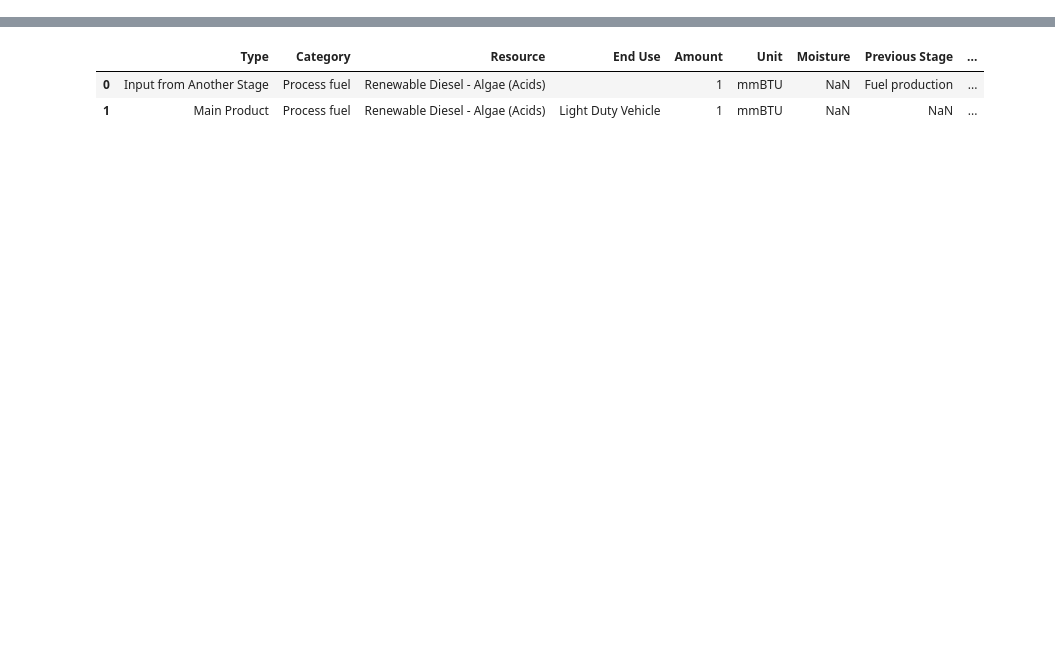
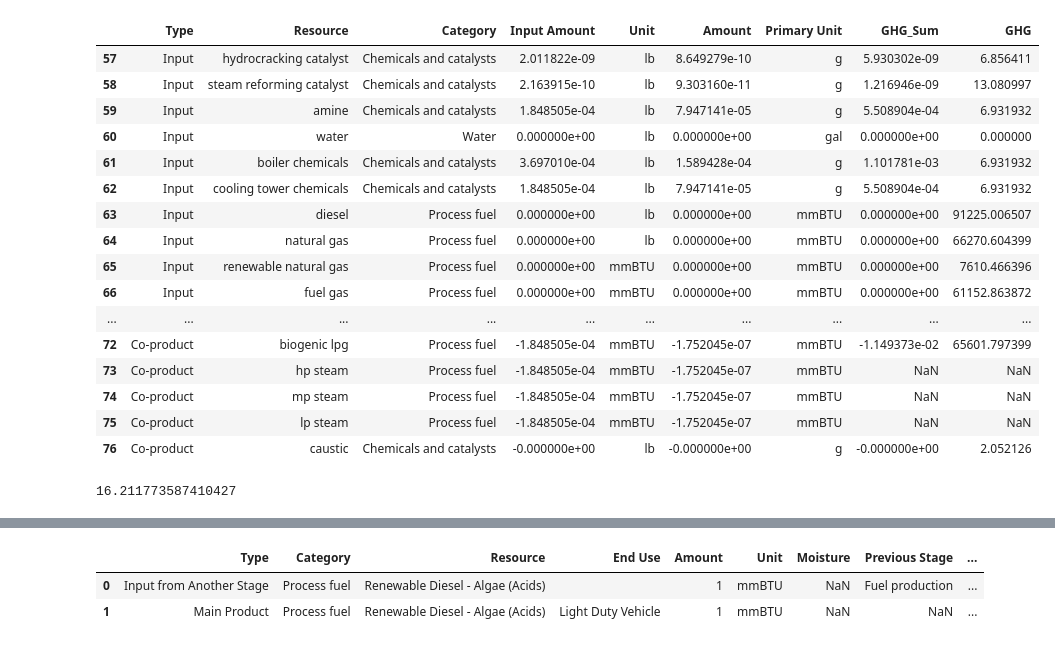
Before and after one commit to olw0905/Interactive-SCSA_Dash, a Jupyter notebook: Untitled2.ipynb, the cells around one changed output, grey strips where cells are left out. Drawn from its saved outputs; the diff is of its cells as text; code cells hidden in the pictures; blank space fills up the shorter version.

```diff
--- a/Untitled2.ipynb
+++ b/Untitled2.ipynb
@@ -63,0 +291,4 @@ res = pd.concat([overall_lci, df_emission_factor], axis=1)
+# %%
+metric_cols = res.columns[res.columns.str.lower().str.contains('_sum')].to_list()
+visible_cols = ['Type', 'Category', 'Resource', 'End Use', 'Process', 'Amount', 'Primary Unit', 'Product Train'] + metric_cols
+res = res[visible_cols].rename(columns={'Primary Unit':'Unit'}).dropna(axis=1, how='all')
@@ -63,0 +386,24 @@ res = pd.concat([overall_lci, df_emission_factor], axis=1)
+# %%
+res[['Type', 'Resource', 'Category', 'Input Amount', 'Unit', 'Amount', 'Primary Unit', 'GHG_Sum', 'GHG']].tail(20)
+# %% [output]
+|  | Type | Resource | Category | Input Amount | Unit | Amount | Primary Unit | GHG_Sum | GHG |
+| 57 | Input | hydrocracking catalyst | Chemicals and catalysts | 2.011822e-09 | lb | 8.649279e-10 | g | 5.930302e-09 | 6.856411 |
+| 58 | Input | steam reforming catalyst | Chemicals and catalysts | 2.163915e-10 | lb | 9.303160e-11 | g | 1.216946e-09 | 13.080997 |
+| 59 | Input | amine | Chemicals and catalysts | 1.848505e-04 | lb | 7.947141e-05 | g | 5.508904e-04 | 6.931932 |
+| 60 | Input | water | Water | 0.000000e+00 | lb | 0.000000e+00 | gal | 0.000000e+00 | 0.000000 |
+| 61 | Input | boiler chemicals | Chemicals and catalysts | 3.697010e-04 | lb | 1.589428e-04 | g | 1.101781e-03 | 6.931932 |
+| 62 | Input | cooling tower chemicals | Chemicals and catalysts | 1.848505e-04 | lb | 7.947141e-05 | g | 5.508904e-04 | 6.931932 |
+| 63 | Input | diesel | Process fuel | 0.000000e+00 | lb | 0.000000e+00 | mmBTU | 0.000000e+00 | 91225.006507 |
+| 64 | Input | natural gas | Process fuel | 0.000000e+00 | lb | 0.000000e+00 | mmBTU | 0.000000e+00 | 66270.604399 |
+| 65 | Input | renewable natural gas | Process fuel | 0.000000e+00 | mmBTU | 0.000000e+00 | mmBTU | 0.000000e+00 | 7610.466396 |
+| 66 | Input | fuel gas | Process fuel | 0.000000e+00 | mmBTU | 0.000000e+00 | mmBTU | 0.000000e+00 | 61152.863872 |
+| ... | ... | ... | ... | ... | ... | ... | ... | ... | ... |
+| 72 | Co-product | biogenic lpg | Process fuel | -1.848505e-04 | mmBTU | -1.752045e-07 | mmBTU | -1.149373e-02 | 65601.797399 |
+| 73 | Co-product | hp steam | Process fuel | -1.848505e-04 | mmBTU | -1.752045e-07 | mmBTU | NaN | NaN |
+| 74 | Co-product | mp steam | Process fuel | -1.848505e-04 | mmBTU | -1.752045e-07 | mmBTU | NaN | NaN |
+| 75 | Co-product | lp steam | Process fuel | -1.848505e-04 | mmBTU | -1.752045e-07 | mmBTU | NaN | NaN |
+| 76 | Co-product | caustic | Chemicals and catalysts | -0.000000e+00 | lb | -0.000000e+00 | g | -0.000000e+00 | 2.052126 |
+# %%
+res['GHG_Sum'].sum()
+# %% [output]
+16.211773587410427
```
Also changed, not shown: parts of 37 cells of this notebook, 4 other files.
